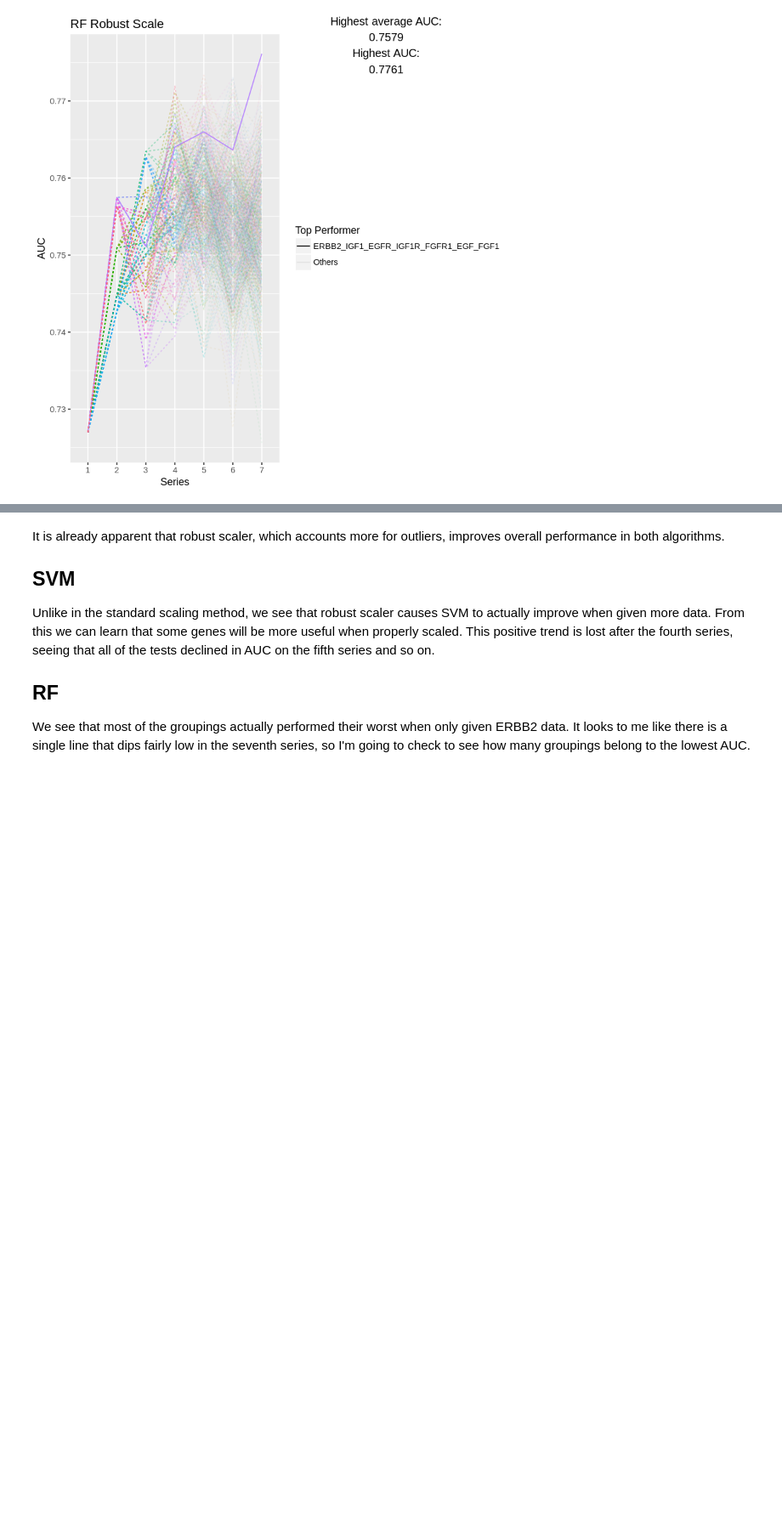
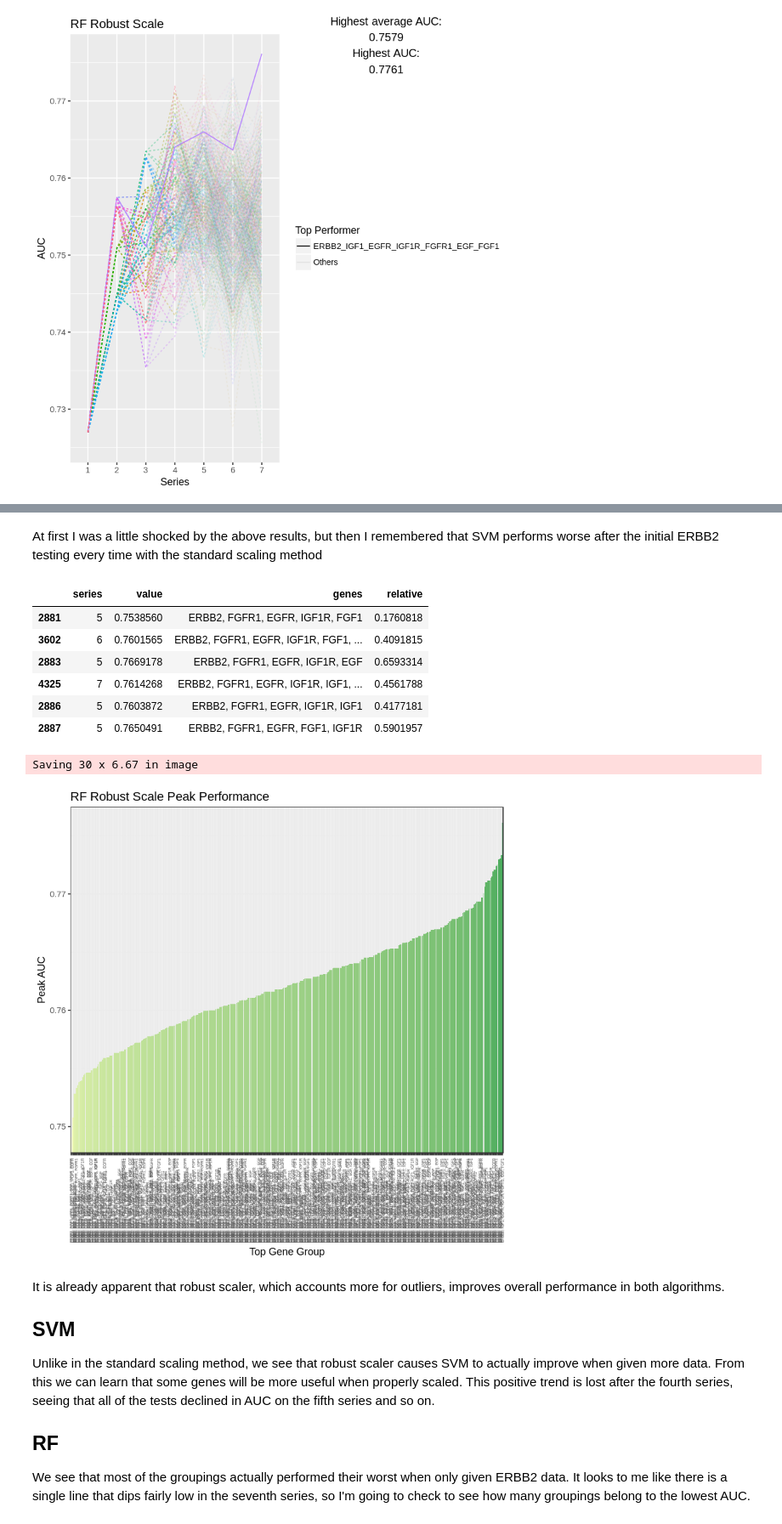
Before and after one commit to zence/SCCR, a Jupyter notebook: notebooks/scaling_methods.ipynb, the cells around one changed output, grey strips where cells are left out. Shown at 85% size. Saved outputs shown, nothing was run; the diff lists cells and outputs as text; code cells hidden in the pictures; blank space fills up the shorter version.

```diff
--- a/notebooks/scaling_methods.ipynb
+++ b/notebooks/scaling_methods.ipynb
@@ -391,3 +506,47 @@ grid.draw(gt)
+# %% [markdown]
+At first I was a little shocked by the above results, but then I remembered that SVM performs worse after the initial ERBB2 testing every time with the standard scaling method
+# %%
+peak.vals <- data.frame(grouping = character(),
+                       genes = character(),
+                       series = factor(),
+                       value = numeric())
+
+# Get the peaks of each grouping and the genes included
+for (grouping in groupings){
+    temp.df <- rf.results[which(rf.results$grouping == grouping),]
+    max.val <- temp.df[which.max(temp.df$value), c('grouping', 'series', 'value')]
+    max.val$genes <- paste(unlist(strsplit(grouping, '_'))[1:max(as.numeric(max.val$series))], sep = '', collapse = ', ')
+    peak.vals <- rbind(peak.vals, max.val)
+
+}
+peak.vals <- unique(peak.vals[, c('series', 'value', 'genes')])
+peak.vals$genes <- factor(peak.vals$genes, levels = peak.vals$genes[order(peak.vals$value)])
+
+peak.vals$relative <- norm_scale(peak.vals$value)
+head(peak.vals)
+
+ghist <- ggplot(peak.vals, aes(x = genes, y = peak.vals$value, fill = relative))
+gghist <- ghist + geom_bar(stat = 'identity') + theme_bw() +
+                  labs(title = "RF Robust Scale Peak Performance", x = "Top Gene Group", y = "Peak AUC") +
+                  guides(fill = F) +
+                  ylim(0, 1) +
+                  scale_fill_gradient(low = '#f7fcb9', high = '#31a354') +
+                  theme(axis.text.x = element_text(angle = 90, size = 4, vjust = 0.5, hjust = 0)) +
+                  coord_cartesian(ylim = c(min(peak.vals$value), max(peak.vals$value)))
+
+gghist
+
+ggsave('peak_performance_robust.pdf', gghist, device = 'pdf', width = 30)
+# %% [output]
+|  | series | value | genes | relative |
+| 2881 | 5 | 0.7538560 | ERBB2, FGFR1, EGFR, IGF1R, FGF1 | 0.1760818 |
+| 3602 | 6 | 0.7601565 | ERBB2, FGFR1, EGFR, IGF1R, FGF1, ... | 0.4091815 |
+| 2883 | 5 | 0.7669178 | ERBB2, FGFR1, EGFR, IGF1R, EGF | 0.6593314 |
+| 4325 | 7 | 0.7614268 | ERBB2, FGFR1, EGFR, IGF1R, IGF1, ... | 0.4561788 |
+| 2886 | 5 | 0.7603872 | ERBB2, FGFR1, EGFR, IGF1R, IGF1 | 0.4177181 |
+| 2887 | 5 | 0.7650491 | ERBB2, FGFR1, EGFR, FGF1, IGF1R | 0.5901957 |
+Saving 30 x 6.67 in image
+[figure, added]
 # %% [markdown]
 It is already apparent that robust scaler, which accounts more for outliers, improves overall performance in both algorithms.
 
```
Also changed, not shown: parts of 16 cells of this notebook, 6 other files.
